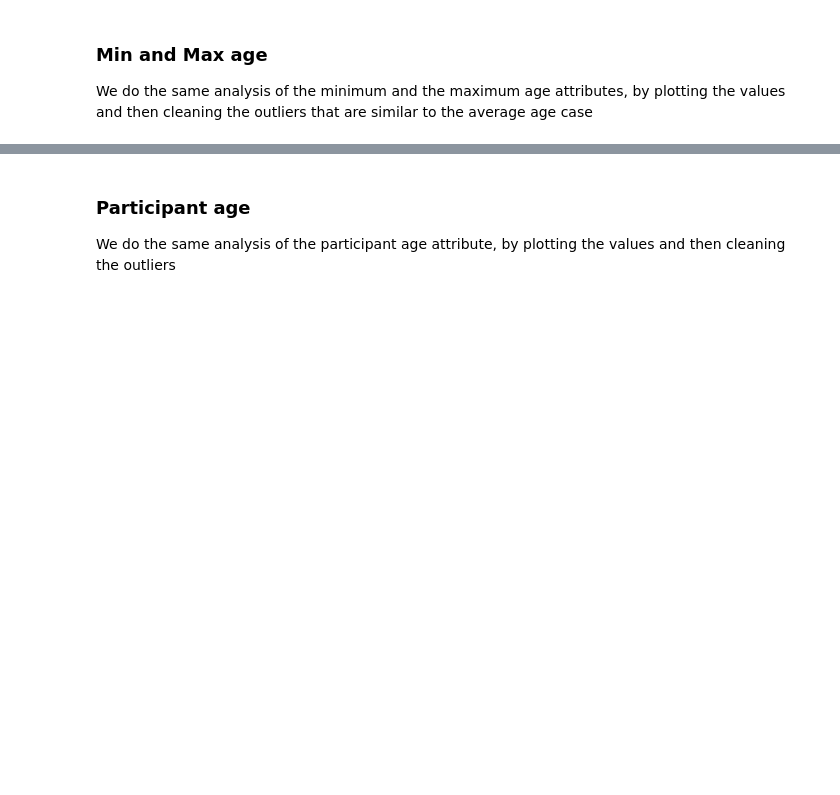
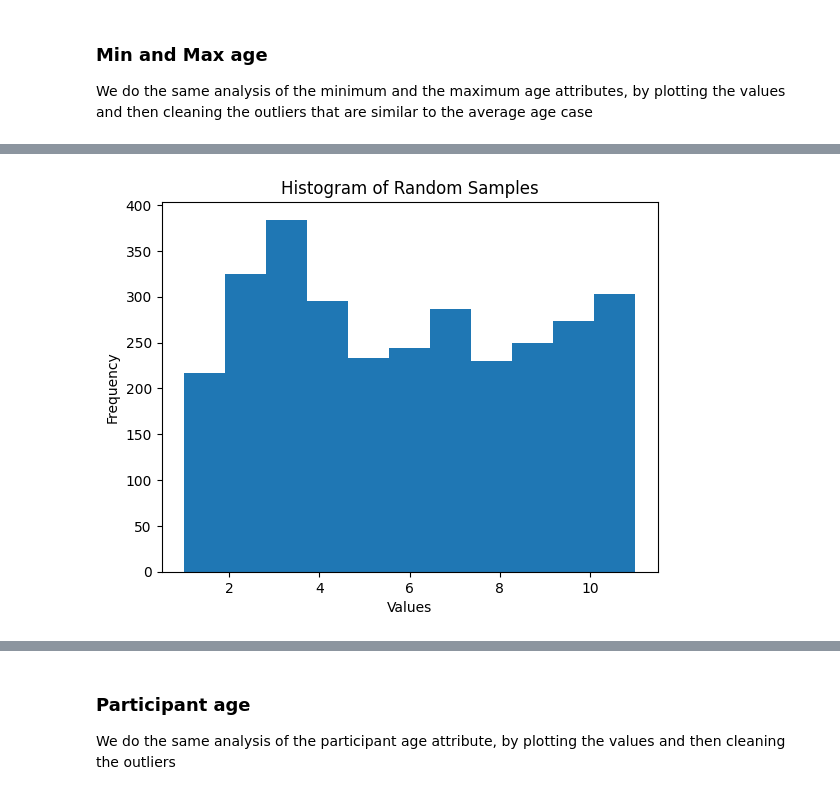
Before and after one commit to vezzusamu/dm-project, a Jupyter notebook: data_understanding.ipynb, the cells around one changed output, grey strips where cells are left out. Cells and saved outputs as stored; diff of their text form; code cells hidden in the pictures; blank space fills up the shorter version.

```diff
--- a/data_understanding.ipynb
+++ b/data_understanding.ipynb
@@ -236,3 +237,16 @@ plt.show()
 # %%
 df.loc[(df["min_age_participants"] > 120) | (df["min_age_participants"] < 0), "min_age_participants"] = np.nan
 df.loc[(df["max_age_participants"] > 120) | (df["max_age_participants"] < 0), "max_age_participants"] = np.nan
+# %%
+#df.loc[(pd.isna(df["date"])), "date"] = np.random.choice(df["date"].dropna(), size=len(df[pd.isna(df["date"])]))
+condition = (df["min_age_participants"] < 12) & (df["min_age_participants"] > 0)
+random_row = np.random.choice(df.loc[condition]["min_age_participants"], size=len(df.loc[condition]))
+plt.hist(random_row, bins=11)  # You can adjust the number of bins as needed
+plt.xlabel("Values")
+plt.ylabel("Frequency")
+plt.title("Histogram of Random Samples")
+plt.show()
+#Abbiamo osservato la distrubuzione di "min_age_participants" tra 0 e 11 per poter sostituire i valori di "min_ag_participants" che sono a null e che ricadono nella condizione per cui "n_participant_childs" è non negativo e > 0
+#Ragionamento analogo per i valori con "Teen" e "Adult". (TODO)
+# %% [output]
+[figure, added]
```
Also changed, not shown: parts of 20 cells of this notebook, 1 other file.
